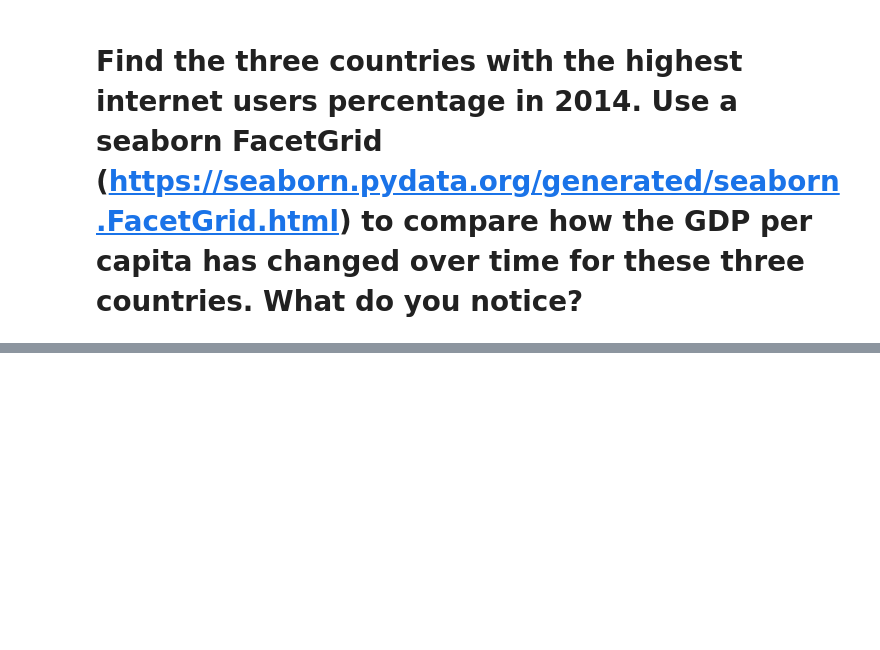
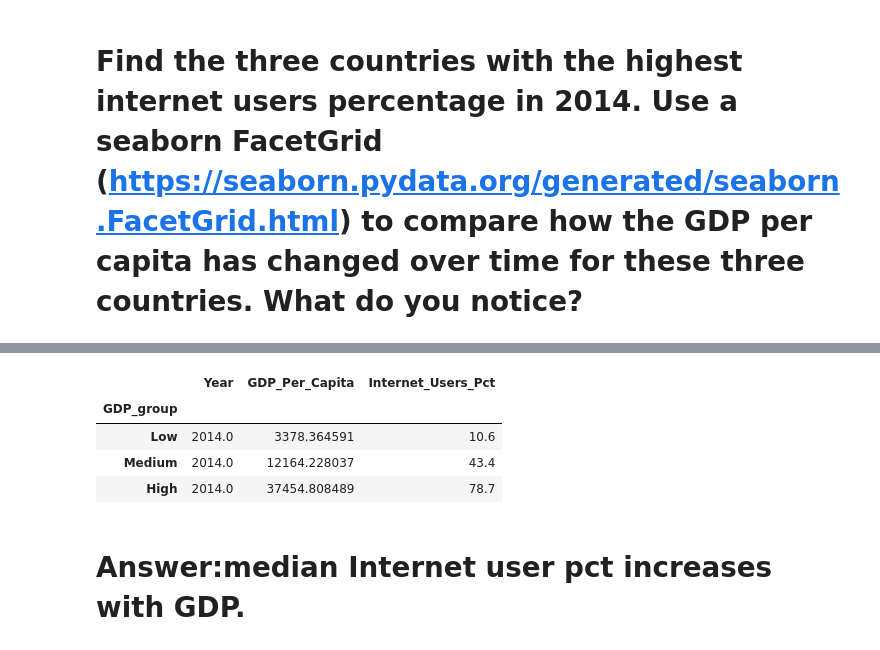
Before and after one commit to NSS-Data-Analytics-Cohort-11/undata-McNuttJ, a Jupyter notebook: notebook/UN_data_analysis_DA11.ipynb, the cells around one changed output, grey strips where cells are left out. Saved outputs shown, nothing was run; the diff lists cells and outputs as text; code cells hidden in the pictures; blank space fills up the shorter version.

```diff
--- a/notebook/UN_data_analysis_DA11.ipynb
+++ b/notebook/UN_data_analysis_DA11.ipynb
@@ -264,0 +614,11 @@ top3_gdp_grid.map(sns.scatterplot, "Year","GDP_Per_Capita")
+# %%
+median_groups = gdp_and_internet_use_2014.groupby(['GDP_group']).median('Internet_Users_Pct')
+median_groups
+# %% [output]
+|  | Year | GDP_Per_Capita | Internet_Users_Pct |
+| GDP_group |  |  |  |
+| Low | 2014.0 | 3378.364591 | 10.6 |
+| Medium | 2014.0 | 12164.228037 | 43.4 |
+| High | 2014.0 | 37454.808489 | 78.7 |
+# %% [markdown]
+# Answer:median Internet user pct increases  with GDP.
```
Also changed, not shown: parts of 59 cells of this notebook.
